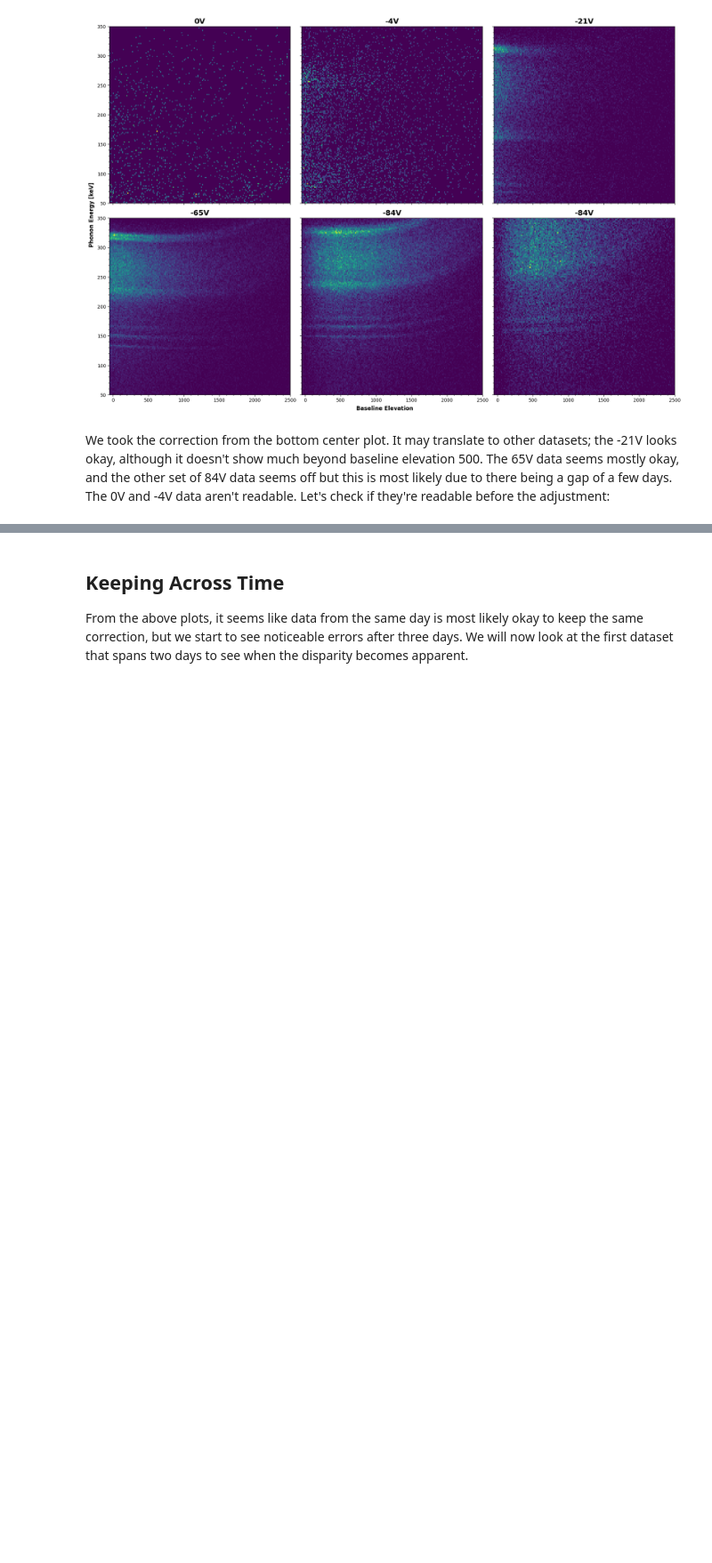
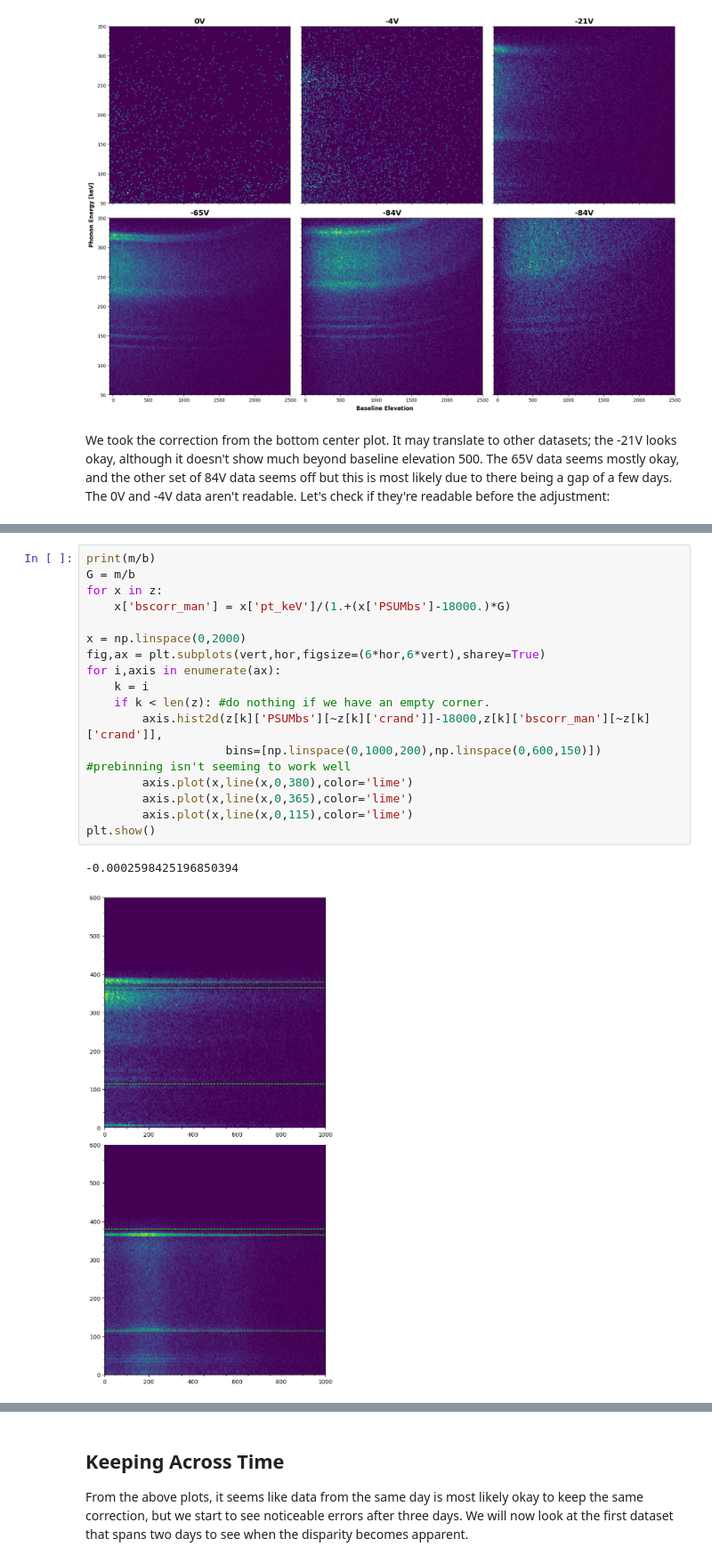
Before and after one commit to villano-lab/R76Analysis, a Jupyter notebook: CorrectionQueue.ipynb, the cells around one changed output, grey strips where cells are left out. Shown at 89% size. Saved outputs shown, nothing was run; the diff lists cells and outputs as text; blank space fills up the shorter version.

```diff
--- a/CorrectionQueue.ipynb
+++ b/CorrectionQueue.ipynb
@@ -120,0 +166,20 @@ So, yes, it seems the issue is more with the data itself than the corection. The
+# %%
+print(m/b)
+G = m/b
+for x in z:
+    x['bscorr_man'] = x['pt_keV']/(1.+(x['PSUMbs']-18000.)*G)
+
+x = np.linspace(0,2000)
+fig,ax = plt.subplots(vert,hor,figsize=(6*hor,6*vert),sharey=True)
+for i,axis in enumerate(ax):
+    k = i
+    if k < len(z): #do nothing if we have an empty corner.
+        axis.hist2d(z[k]['PSUMbs'][~z[k]['crand']]-18000,z[k]['bscorr_man'][~z[k]['crand']],
+                    bins=[np.linspace(0,1000,200),np.linspace(0,600,150)]) #prebinning isn't seeming to work well
+        axis.plot(x,line(x,0,380),color='lime')
+        axis.plot(x,line(x,0,365),color='lime')
+        axis.plot(x,line(x,0,115),color='lime')
+plt.show()
+# %% [output]
+-0.0002598425196850394
+[figure, added]
```
Also changed, not shown: parts of 30 cells of this notebook.
